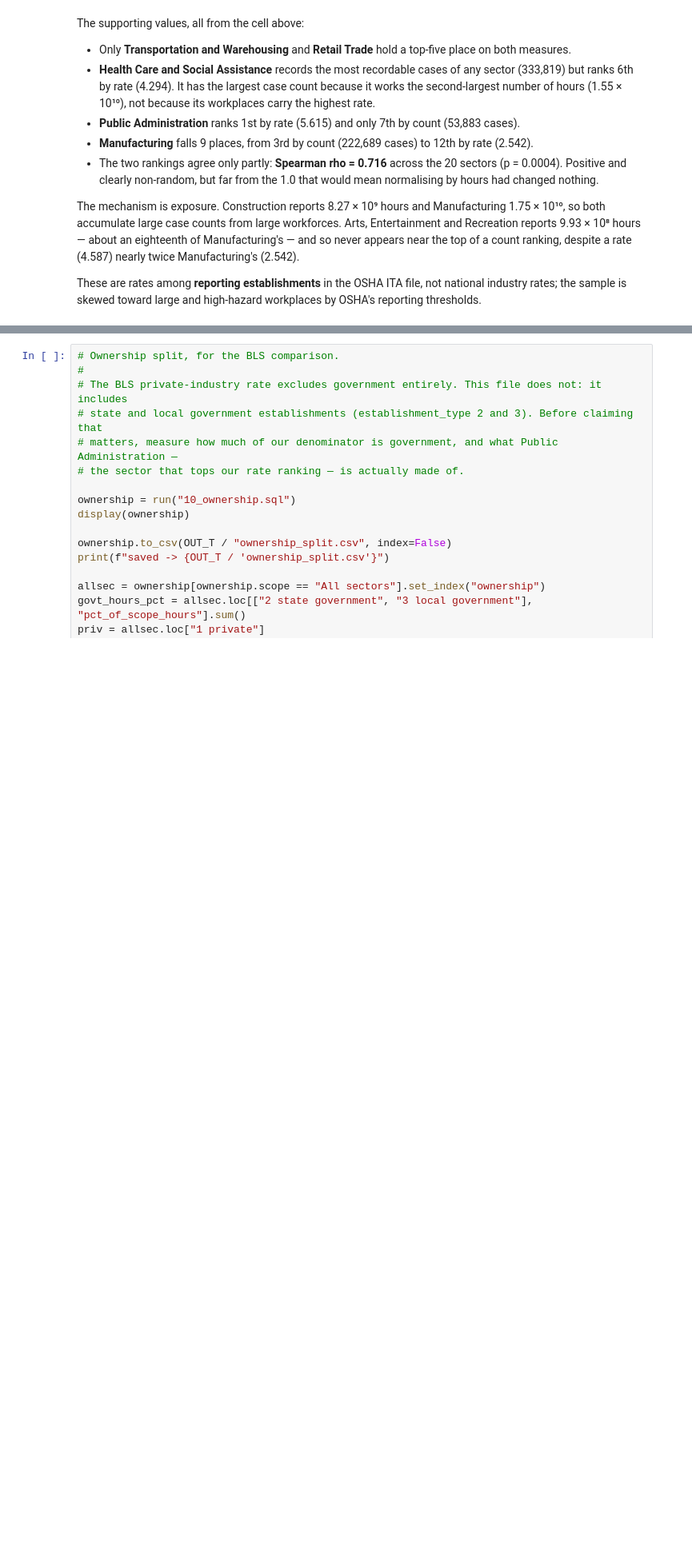
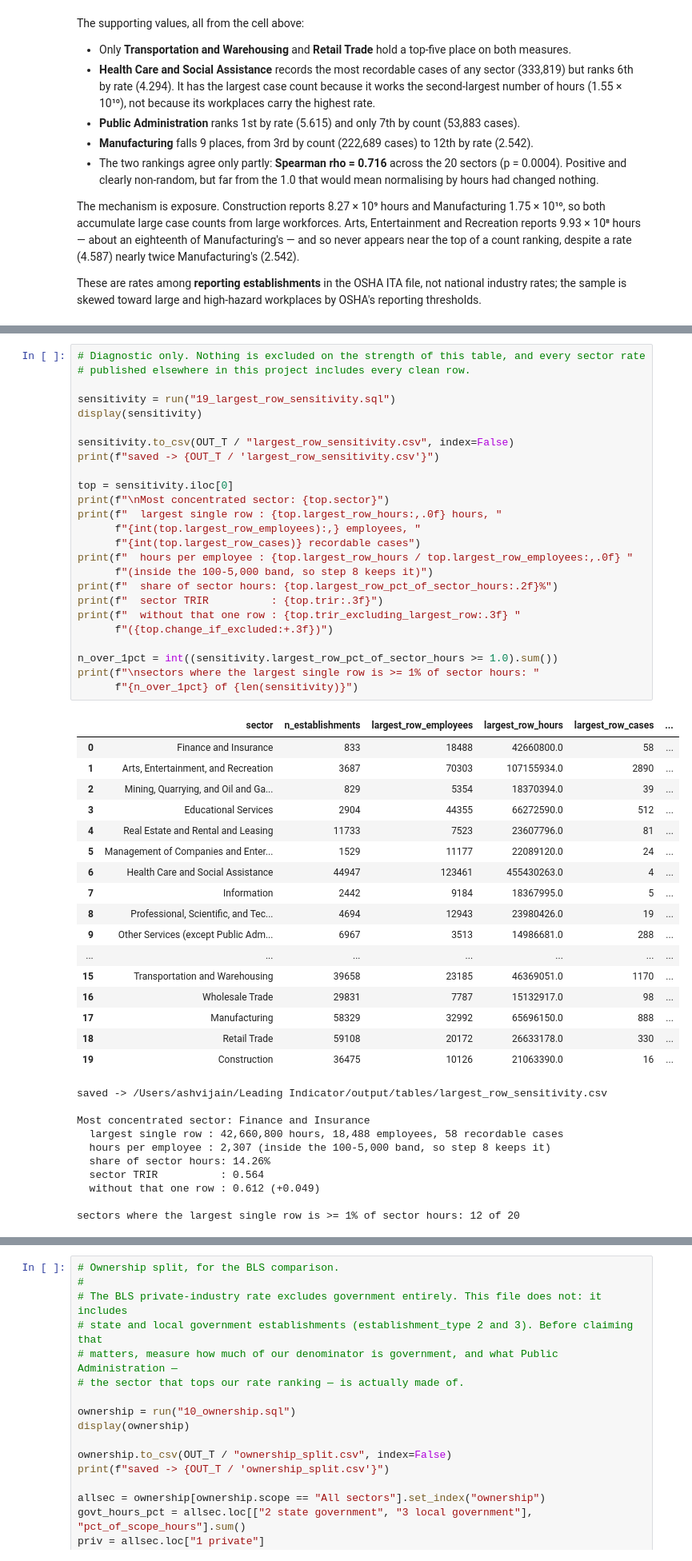
Before and after one commit to ashvijain0506/Leading_Indicator, a Jupyter notebook: notebooks/analysis.ipynb, the cells around one changed output, grey strips where cells are left out. Shown at 80% size. Drawn from its saved outputs; the diff is of its cells as text; blank space fills up the shorter version.

```diff
--- a/notebooks/analysis.ipynb
+++ b/notebooks/analysis.ipynb
@@ -1523,0 +1629,53 @@ reporting thresholds.
+# %%
+# Diagnostic only. Nothing is excluded on the strength of this table, and every sector rate
+# published elsewhere in this project includes every clean row.
+
+sensitivity = run("19_largest_row_sensitivity.sql")
+display(sensitivity)
+
+sensitivity.to_csv(OUT_T / "largest_row_sensitivity.csv", index=False)
+print(f"saved -> {OUT_T / 'largest_row_sensitivity.csv'}")
+
+top = sensitivity.iloc[0]
+print(f"\nMost concentrated sector: {top.sector}")
+print(f"  largest single row : {top.largest_row_hours:,.0f} hours, "
+      f"{int(top.largest_row_employees):,} employees, "
+      f"{int(top.largest_row_cases)} recordable cases")
+print(f"  hours per employee : {top.largest_row_hours / top.largest_row_employees:,.0f} "
+      f"(inside the 100-5,000 band, so step 8 keeps it)")
+print(f"  share of sector hours: {top.largest_row_pct_of_sector_hours:.2f}%")
+print(f"  sector TRIR          : {top.trir:.3f}")
+print(f"  without that one row : {top.trir_excluding_largest_row:.3f} "
+      f"({top.change_if_excluded:+.3f})")
+
+n_over_1pct = int((sensitivity.largest_row_pct_of_sector_hours >= 1.0).sum())
+print(f"\nsectors where the largest single row is >= 1% of sector hours: "
+      f"{n_over_1pct} of {len(sensitivity)}")
+# %% [output]
+|  | sector | n_establishments | largest_row_employees | largest_row_hours | largest_row_cases | ... |
+| 0 | Finance and Insurance | 833 | 18488 | 42660800.0 | 58 | ... |
+| 1 | Arts, Entertainment, and Recreation | 3687 | 70303 | 107155934.0 | 2890 | ... |
+| 2 | Mining, Quarrying, and Oil and Ga... | 829 | 5354 | 18370394.0 | 39 | ... |
+| 3 | Educational Services | 2904 | 44355 | 66272590.0 | 512 | ... |
+| 4 | Real Estate and Rental and Leasing | 11733 | 7523 | 23607796.0 | 81 | ... |
+| 5 | Management of Companies and Enter... | 1529 | 11177 | 22089120.0 | 24 | ... |
+| 6 | Health Care and Social Assistance | 44947 | 123461 | 455430263.0 | 4 | ... |
+| 7 | Information | 2442 | 9184 | 18367995.0 | 5 | ... |
+| 8 | Professional, Scientific, and Tec... | 4694 | 12943 | 23980426.0 | 19 | ... |
+| 9 | Other Services (except Public Adm... | 6967 | 3513 | 14986681.0 | 288 | ... |
+| ... | ... | ... | ... | ... | ... | ... |
+| 15 | Transportation and Warehousing | 39658 | 23185 | 46369051.0 | 1170 | ... |
+| 16 | Wholesale Trade | 29831 | 7787 | 15132917.0 | 98 | ... |
+| 17 | Manufacturing | 58329 | 32992 | 65696150.0 | 888 | ... |
+| 18 | Retail Trade | 59108 | 20172 | 26633178.0 | 330 | ... |
+| 19 | Construction | 36475 | 10126 | 21063390.0 | 16 | ... |
+saved -> /Users/ashvijain/Leading Indicator/output/tables/largest_row_sensitivity.csv
+
+Most concentrated sector: Finance and Insurance
+  largest single row : 42,660,800 hours, 18,488 employees, 58 recordable cases
+  hours per employee : 2,307 (inside the 100-5,000 band, so step 8 keeps it)
+  share of sector hours: 14.26%
+  sector TRIR          : 0.564
+  without that one row : 0.612 (+0.049)
+
+sectors where the largest single row is >= 1% of sector hours: 12 of 20
```
Also changed, not shown: parts of 12 cells of this notebook, 7 other files.
